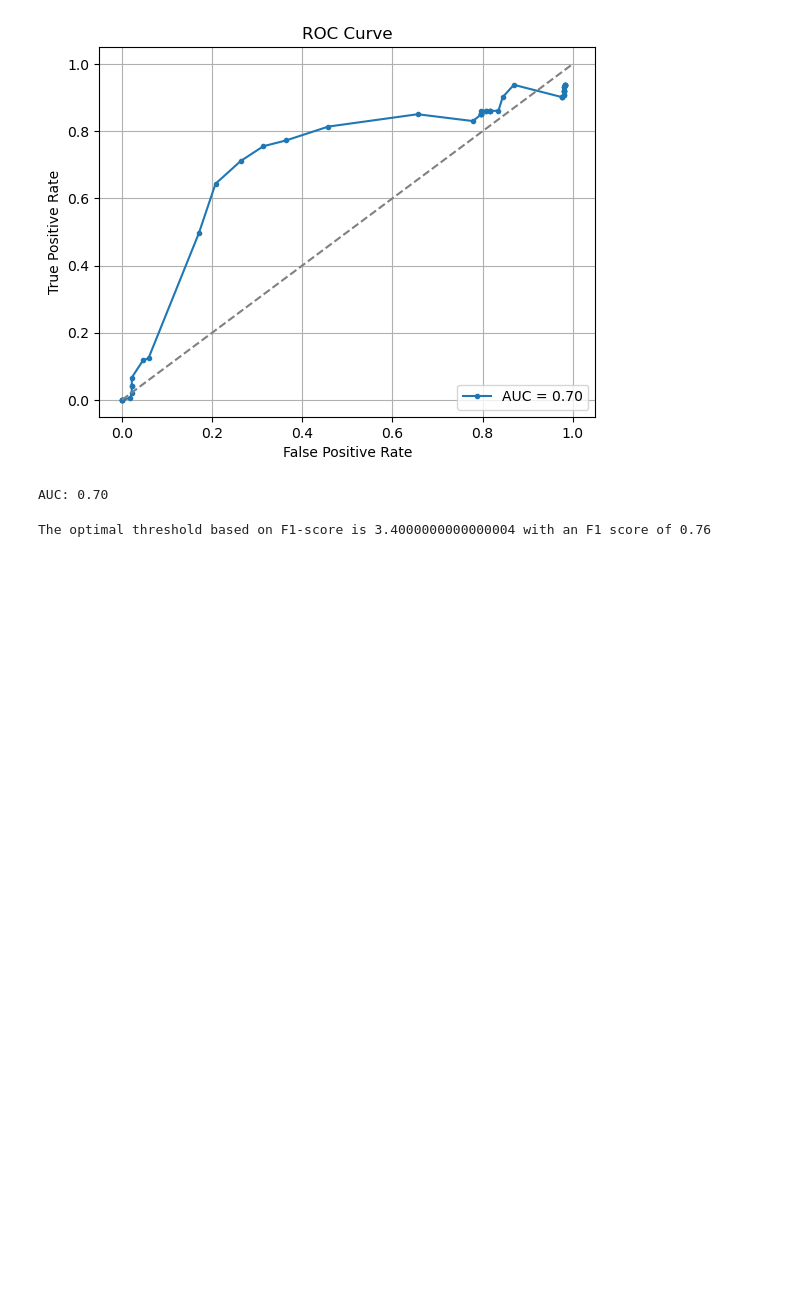
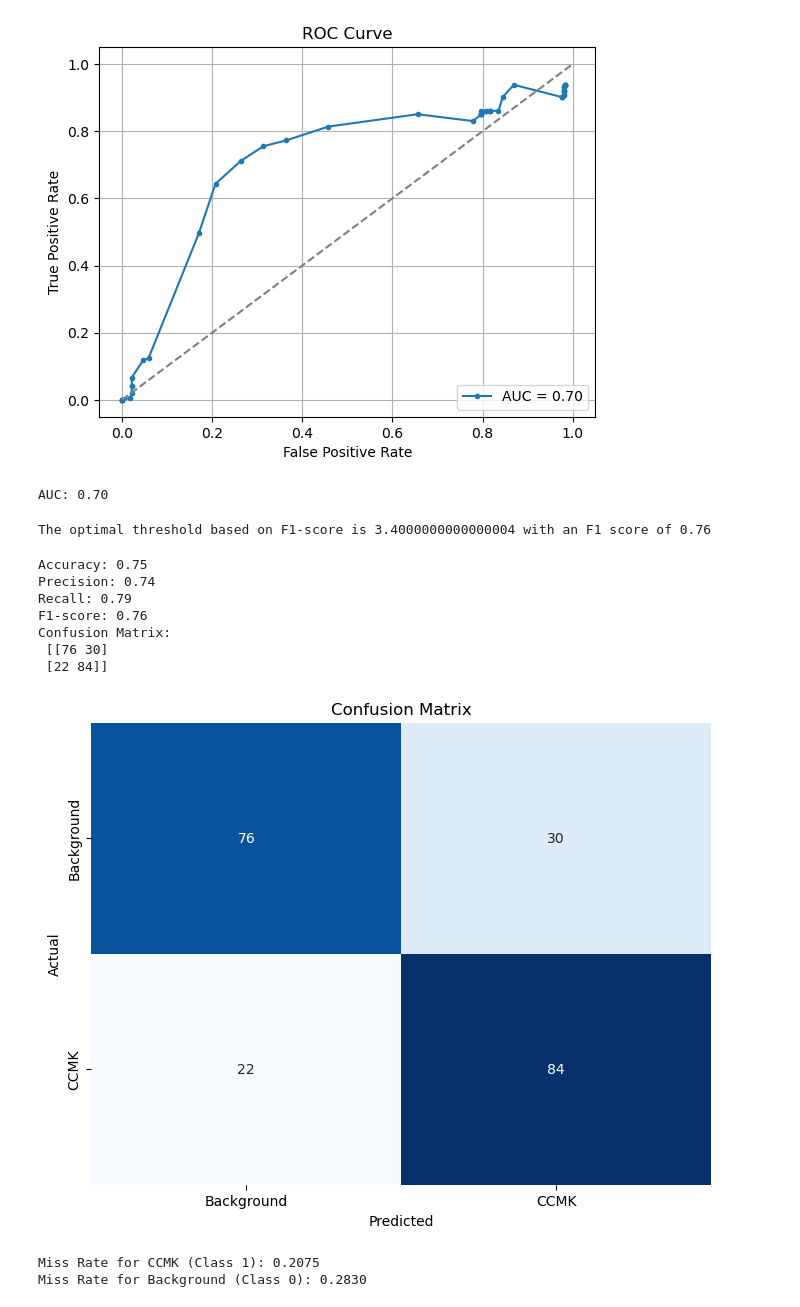
Before and after one commit to uwa-computer-science/project-12-prototype-bio-acoustic-detection-system-soundsentinel, a Jupyter notebook: final_model.ipynb, the cells around one changed output. Cells and saved outputs as stored; diff of their text form; code cells hidden in the pictures; blank space fills up the shorter version.

Commit message:
Functions to calculate requied metrics

```diff
--- a/final_model.ipynb
+++ b/final_model.ipynb
@@ -271,3 +271,80 @@ best_threshold, best_f1 = find_best_f1_threshold(model, test_loader, threshold_v
 print(f"The optimal threshold based on F1-score is {best_threshold} with an F1 score of {best_f1:.2f}")
 # %% [output]
 The optimal threshold based on F1-score is 3.4000000000000004 with an F1 score of 0.76
+# %%
+from sklearn.metrics import confusion_matrix, accuracy_score, precision_score, recall_score, f1_score
+import seaborn as sns
+
+def plot_confusion_matrix(cm):
+    plt.figure(figsize=(8, 6))
+    sns.heatmap(cm, annot=True, fmt='d', cmap='Blues', cbar=False, xticklabels=['Background', 'CCMK'], yticklabels=['Background', 'CCMK'])
+    plt.xlabel('Predicted')
+    plt.ylabel('Actual')
+    plt.title('Confusion Matrix')
+    plt.show()
+
+# Function to evaluate the model with the optimal threshold
+def evaluate_model_with_threshold(model, test_loader, threshold):
+    model.seq[-1].threshold = torch.tensor(threshold, dtype=torch.float32).to(device)
+
+    all_predictions = []
+    all_labels = []
+
+    for inputs, labels in test_loader:
+        inputs = inputs.permute(0, 2, 1).to(device)
+        labels = labels.to(device)
+
+        outputs, _, _ = model(inputs, record=True)
+        outputs_sum = outputs.sum(dim=1).detach().cpu().numpy()
+
+        # Apply optimal threshold to predictions
+        predictions = (outputs_sum > 0).astype(int)
+
+        all_predictions.extend(predictions.flatten())
+        all_labels.extend(labels.cpu().numpy().flatten())
+
+    # Calculate metrics
+    acc = accuracy_score(all_labels, all_predictions)
+    precision = precision_score(all_labels, all_predictions)
+    recall = recall_score(all_labels, all_predictions)
+    f1 = f1_score(all_labels, all_predictions)
+    cm = confusion_matrix(all_labels, all_predictions)
+
+    print(f"Accuracy: {acc:.2f}")
+    print(f"Precision: {precision:.2f}")
+    print(f"Recall: {recall:.2f}")
+    print(f"F1-score: {f1:.2f}")
+    print("Confusion Matrix:\n", cm)
+
+    return all_labels, all_predictions, cm
+
+all_labels, all_predictions, cm = evaluate_model_with_threshold(model, test_loader, 3.4)
+
+plot_confusion_matrix(cm)
+# %% [output]
+Accuracy: 0.75
+Precision: 0.74
+Recall: 0.79
+F1-score: 0.76
+Confusion Matrix:
+ [[76 30]
+ [22 84]]
+[figure, added]
+# %%
+# Function to calculate the miss rate for each class
+def calculate_miss_rate(cm, class_labels=['Background', 'CCMK']):
+    tn, fp, fn, tp = cm.ravel()
+
+    # Calculate miss rate for each class
+    miss_rate_ccmk = fn / (fn + tp) if (fn + tp) > 0 else 0
+    miss_rate_background = fp / (fp + tn) if (fp + tn) > 0 else 0
+
+    print(f"Miss Rate for CCMK (Class 1): {miss_rate_ccmk:.4f}")
+    print(f"Miss Rate for Background (Class 0): {miss_rate_background:.4f}")
+
+    return miss_rate_ccmk, miss_rate_background
+
+miss_rate_ccmk, miss_rate_background = calculate_miss_rate(cm)
+# %% [output]
+Miss Rate for CCMK (Class 1): 0.2075
+Miss Rate for Background (Class 0): 0.2830
```
Also changed, not shown: parts of 1 cell of this notebook.
